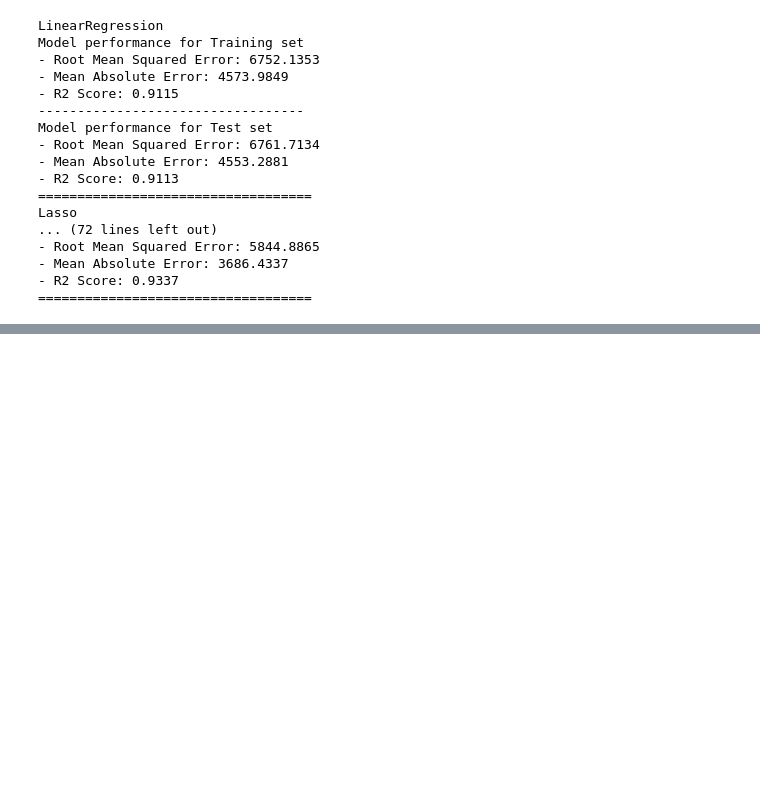
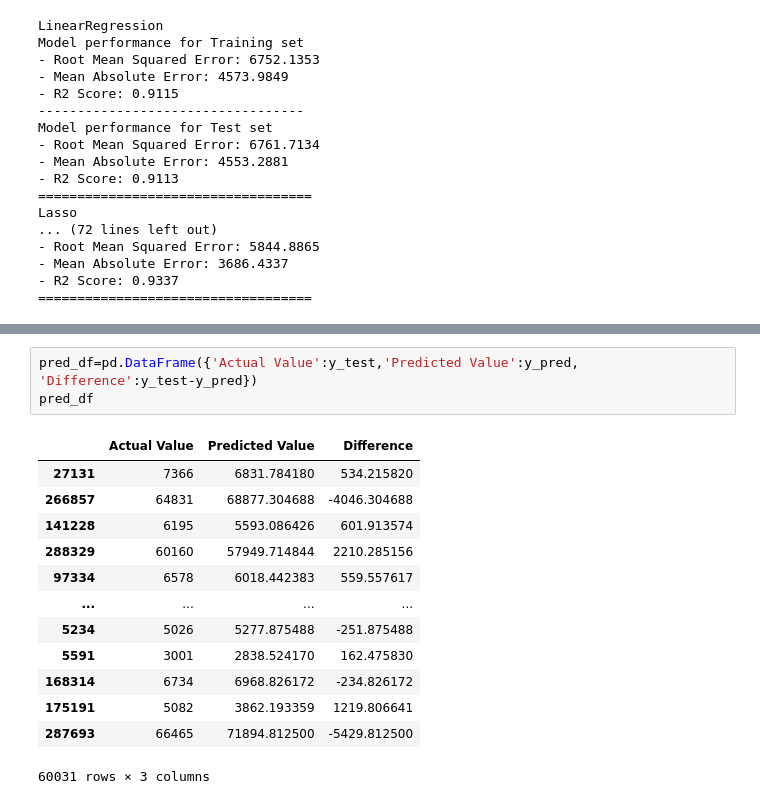
Before and after one commit to proximalmoss/flight_price_predictor, a Jupyter notebook: notebook/model_training_flight_price.ipynb, the cells around one changed output, grey strips where cells are left out. Drawn from its saved outputs; the diff is of its cells as text; blank space fills up the shorter version.

```diff
--- a/notebook/model_training_flight_price.ipynb
+++ b/notebook/model_training_flight_price.ipynb
@@ -141,0 +174,17 @@ Lasso
+# %%
+pred_df=pd.DataFrame({'Actual Value':y_test,'Predicted Value':y_pred, 'Difference':y_test-y_pred})
+pred_df
+# %% [output]
+|  | Actual Value | Predicted Value | Difference |
+| 27131 | 7366 | 6831.784180 | 534.215820 |
+| 266857 | 64831 | 68877.304688 | -4046.304688 |
+| 141228 | 6195 | 5593.086426 | 601.913574 |
+| 288329 | 60160 | 57949.714844 | 2210.285156 |
+| 97334 | 6578 | 6018.442383 | 559.557617 |
+| ... | ... | ... | ... |
+| 5234 | 5026 | 5277.875488 | -251.875488 |
+| 5591 | 3001 | 2838.524170 | 162.475830 |
+| 168314 | 6734 | 6968.826172 | -234.826172 |
+| 175191 | 5082 | 3862.193359 | 1219.806641 |
+| 287693 | 66465 | 71894.812500 | -5429.812500 |
+60031 rows × 3 columns
```
Also changed, not shown: parts of 4 cells of this notebook.
